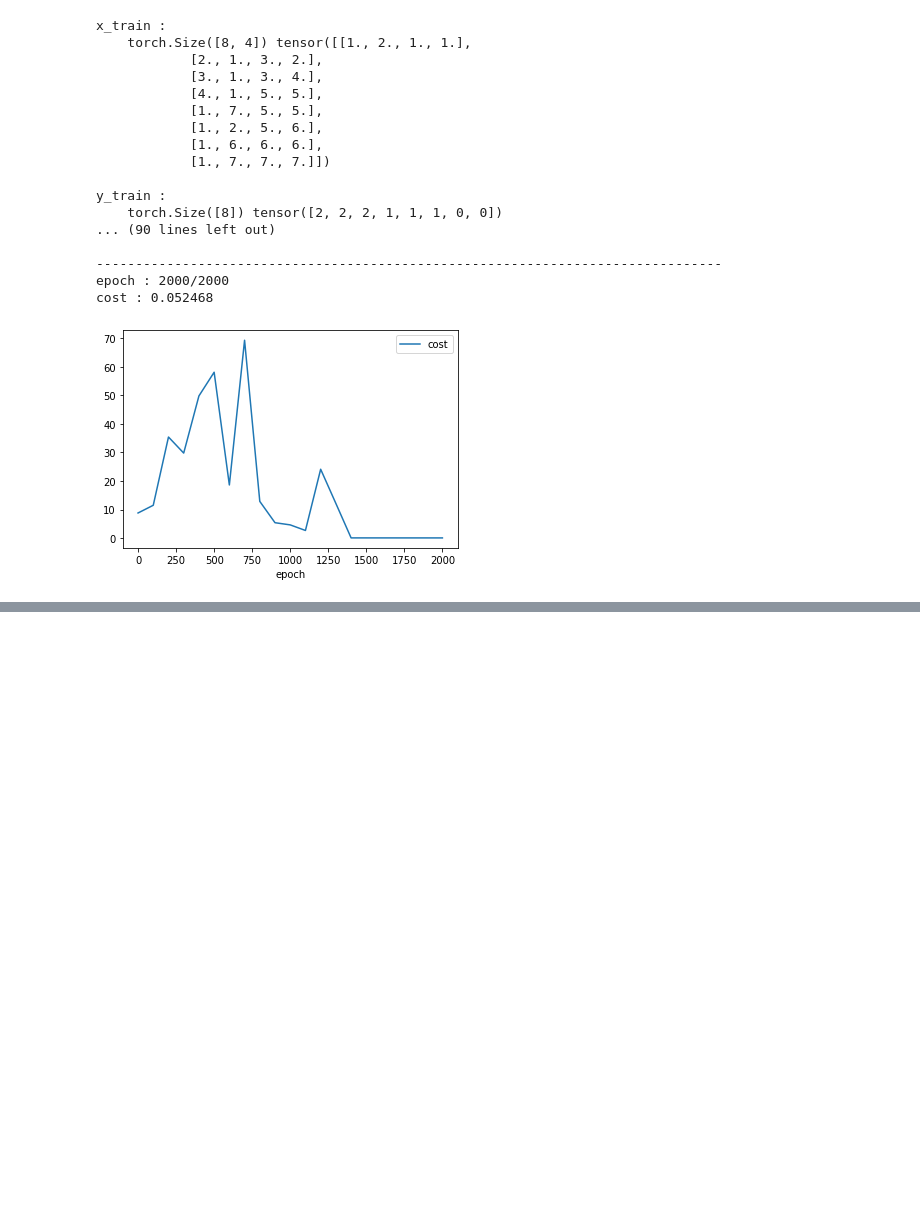
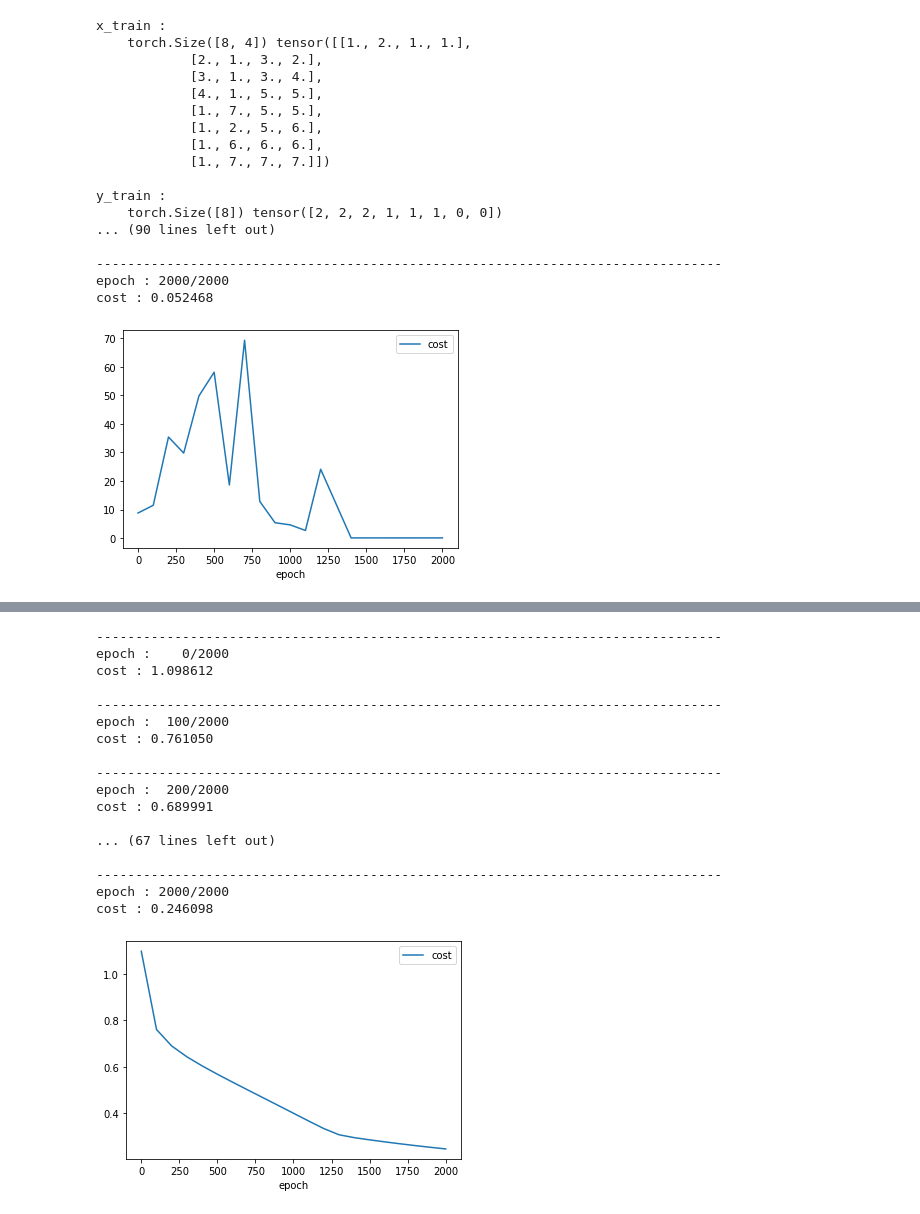
Before and after one commit to HyundongHwang/PyTorchDeepLearningStart, a Jupyter notebook: 0504_softmax_regression.ipynb, the cells around one changed output, grey strips where cells are left out. Cells and saved outputs as stored; diff of their text form; code cells hidden in the pictures; blank space fills up the shorter version.

```diff
--- a/0504_softmax_regression.ipynb
+++ b/0504_softmax_regression.ipynb
@@ -73,0 +85,39 @@ cost : 0.052468
+# %%
+
+
+W = torch.zeros((4, 3), requires_grad=True)
+b = torch.zeros(1, requires_grad=True)
+optimizer = optim.SGD([W, b], lr=0.1)
+nb_epoches = 2000
+mu.plt_init()
+
+for epoch in range(nb_epoches + 1):
+    z = x_train.matmul(W) + b
+    cost = F.cross_entropy(z, y_train)
+    optimizer.zero_grad()
+    cost.backward()
+    optimizer.step()
+
+    if epoch % 100 == 0:
+        mu.log_epoch(epoch, nb_epoches, cost)
+
+mu.plt_show()
+# %% [output]
+--------------------------------------------------------------------------------
+epoch :    0/2000
+cost : 1.098612
+
+--------------------------------------------------------------------------------
+epoch :  100/2000
+cost : 0.761050
+
+--------------------------------------------------------------------------------
+epoch :  200/2000
+cost : 0.689991
+
+... (67 lines left out)
+
+--------------------------------------------------------------------------------
+epoch : 2000/2000
+cost : 0.246098
+[figure, added]
```
Also changed, not shown: parts of 9 cells of this notebook.
